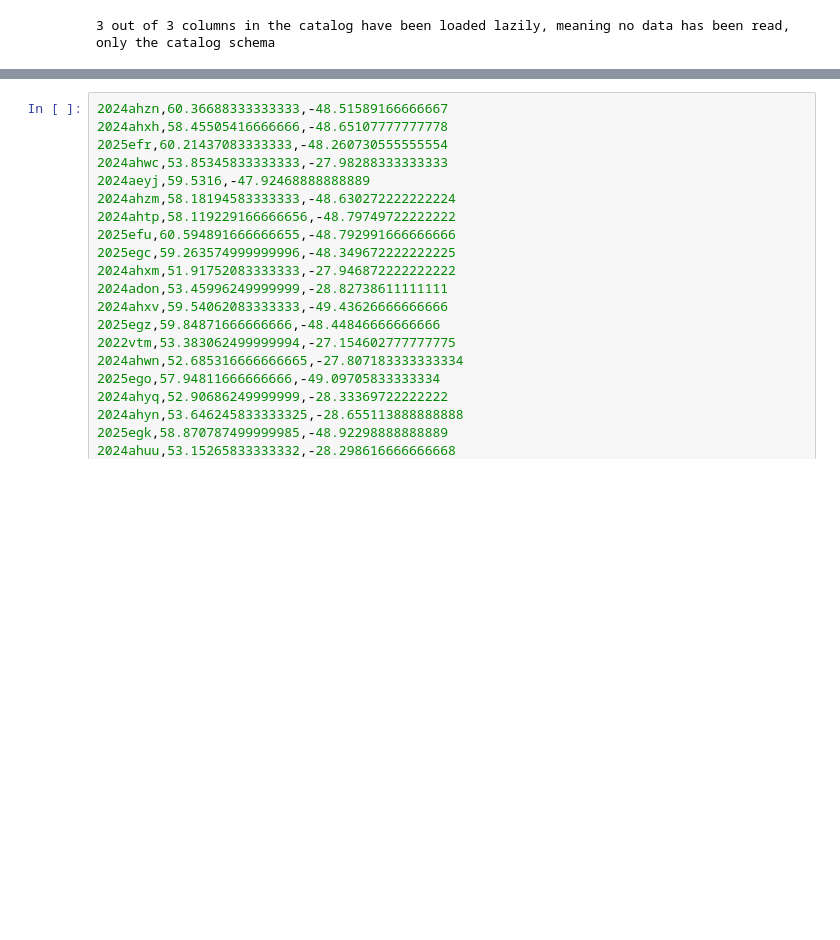
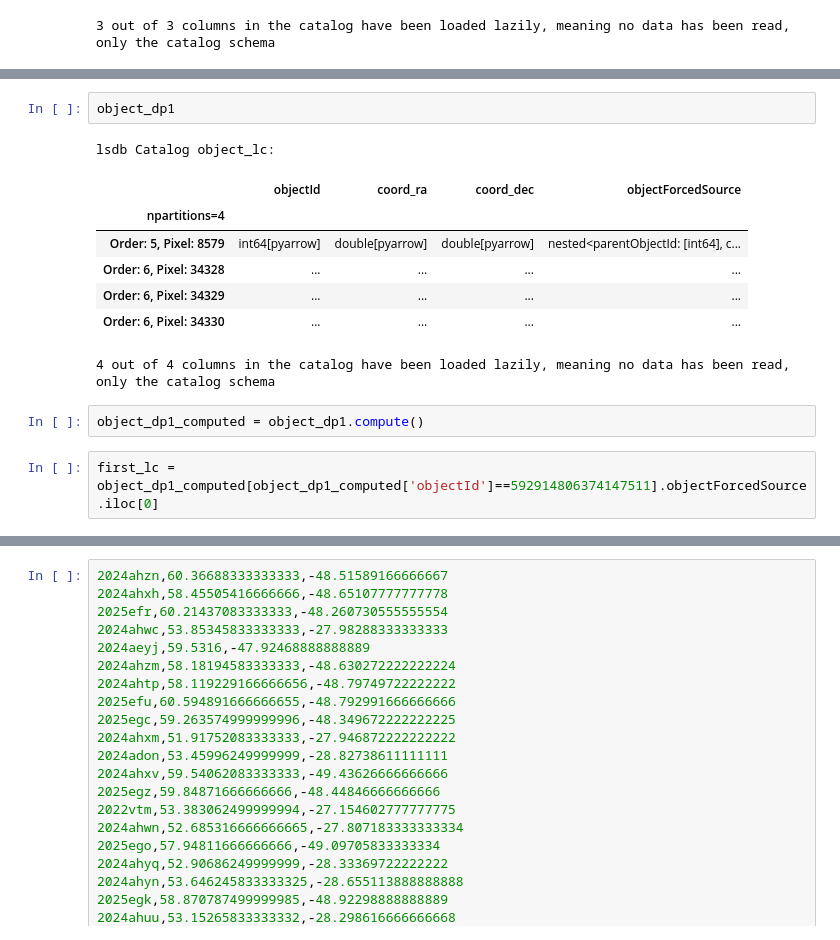
Before and after one commit to lsst-sitcom/notebooks_dia, a Jupyter notebook: ComCamSNe.ipynb, the cells around one changed output, grey strips where cells are left out. Cells and saved outputs as stored; diff of their text form; blank space fills up the shorter version.

```diff
--- a/ComCamSNe.ipynb
+++ b/ComCamSNe.ipynb
@@ -159,0 +186,15 @@ lsdb_obj.compute()
+# %%
+object_dp1
+# %% [output]
+lsdb Catalog object_lc:
+|  | objectId | coord_ra | coord_dec | objectForcedSource |
+| npartitions=4 |  |  |  |  |
+| Order: 5, Pixel: 8579 | int64[pyarrow] | double[pyarrow] | double[pyarrow] | nested<parentObjectId: [int64], c... |
+| Order: 6, Pixel: 34328 | ... | ... | ... | ... |
+| Order: 6, Pixel: 34329 | ... | ... | ... | ... |
+| Order: 6, Pixel: 34330 | ... | ... | ... | ... |
+4 out of 4 columns in the catalog have been loaded lazily, meaning no data has been read, only the catalog schema
+# %%
+object_dp1_computed = object_dp1.compute()
+# %%
+first_lc = object_dp1_computed[object_dp1_computed['objectId']==592914806374147511].objectForcedSource.iloc[0]
```
Also changed, not shown: parts of 8 cells of this notebook.
